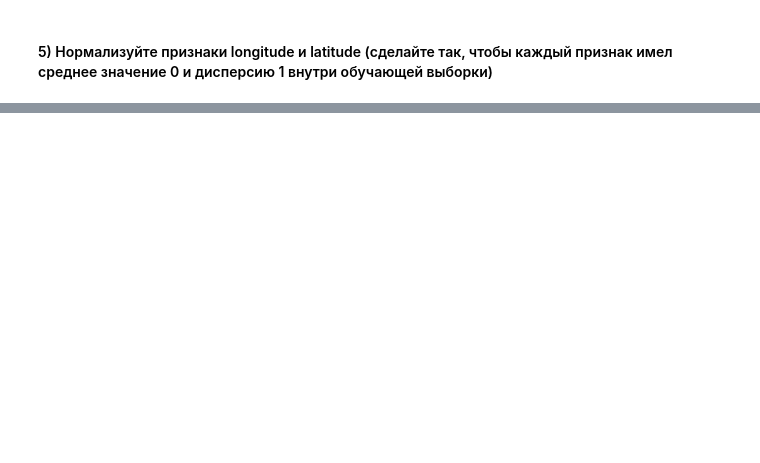
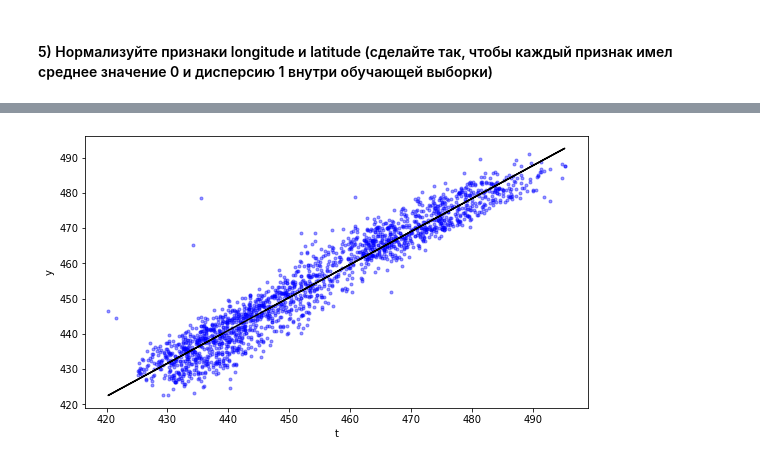
Before and after one commit to Bratko73/ML_Labs, a Jupyter notebook: Lab2/Lab2.ipynb, the cells around one changed output, grey strips where cells are left out. Drawn from its saved outputs; the diff is of its cells as text; code cells hidden in the pictures; blank space fills up the shorter version.

```diff
--- a/Lab2/Lab2.ipynb
+++ b/Lab2/Lab2.ipynb
@@ -536,0 +543,11 @@ plt.show()
+# %%
+predTest = lr.predict(testX)
+fig, ax = plt.subplots(1,1,figsize = (9,5))
+k,b =np.polyfit(testY, predTest, 1)
+ax.plot(testY, predTest,'b.', alpha=0.4)
+ax.plot(testY, k*testY + b,'-k')
+ax.set_xlabel('t')
+ax.set_ylabel('y')
+plt.show()
+# %% [output]
+[figure, added]
```
Also changed, not shown: parts of 70 cells of this notebook.
